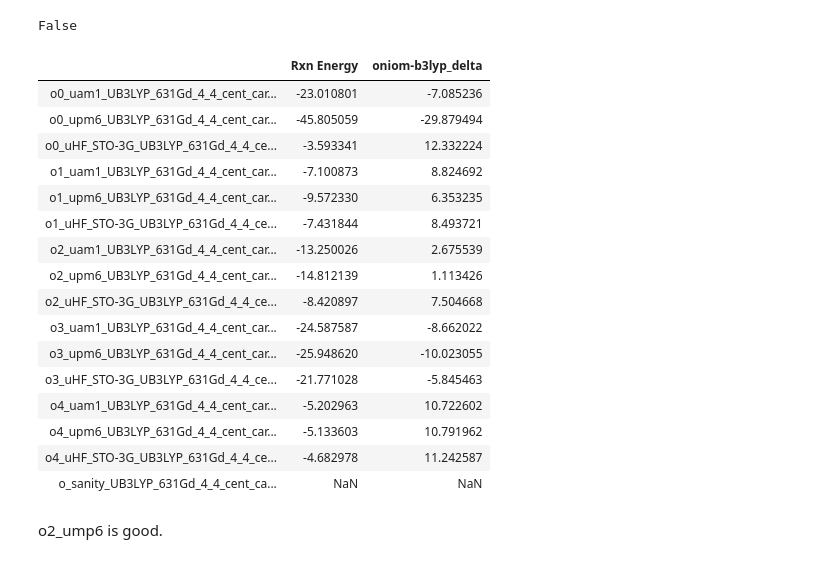
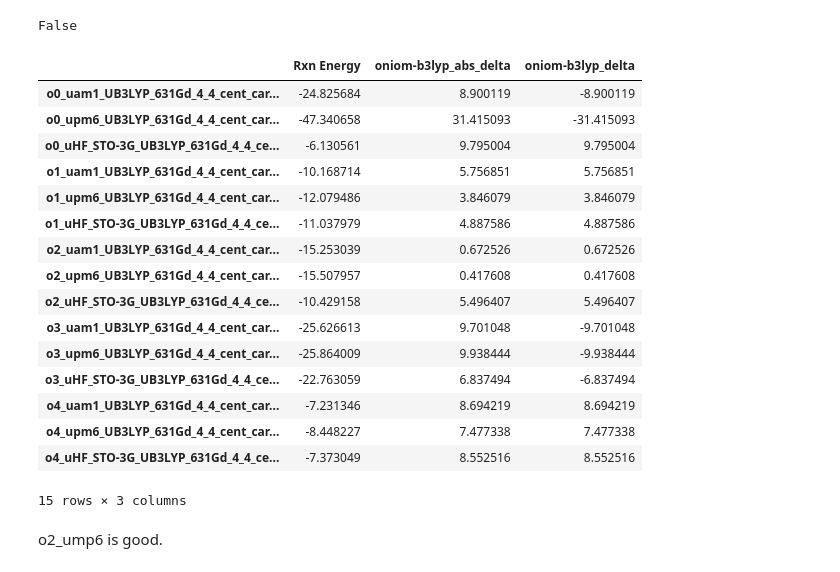
Before and after one commit to Clyde-fare/phd_notebooks, a Jupyter notebook: graphene_cycloadditions/Unrestricted_Graphene_oniom_cycloadditions.ipynb, the cells around one changed output. Drawn from its saved outputs; the diff is of its cells as text; code cells hidden in the pictures.

```diff
--- a/graphene_cycloadditions/Unrestricted_Graphene_oniom_cycloadditions.ipynb
+++ b/graphene_cycloadditions/Unrestricted_Graphene_oniom_cycloadditions.ipynb
@@ -7,11 +13,11 @@ from webbrowser import open as open_log
 from math import pi
 from IPython.core.display import HTML, Image
 from ase.io import read, write
-from ase.calculators.gaussian import Gaussian
+from gausspy import Gaussian
 from glob import glob
 from ASE_utils import *
 import cc_notebook_utils
 from cc_notebook_utils import *
 from adsy import display as ad_disp
-pandas.set_printoptions(max_rows=200, max_columns=10)
-ad_disp.extended_styles()
+#pandas.set_printoptions(max_rows=200, max_columns=10)
+#ad_disp.extended_styles()
@@ -144,7 +147,9 @@ for siz in range(5):
     for meth in l_methods:
         graph_ylid = read(carb_44_xyz)
         graph_ylid_name = 'o{s}_{m}_UB3LYP_631Gd_4_4_cent_carbonyl_stable'.format(m=meth.replace('/', '_'), s=siz)
-        graph_ylid.set_calculator(Gaussian(label=graph_ylid_name, method='oniom(UB3LYP/6-31G(d):{l})=OnlyInputFiles'.format(l=meth), basis='oniom'))
+        graph_ylid.set_calculator(Gaussian(label=graph_ylid_name,
+                                           method='oniom(UB3LYP/6-31G(d):{l})=OnlyInputFiles'.format(l=meth),
+                                           basis='oniom'))
         graph_ylid_H = ylide_atoms + graph_atoms[siz]
         graph_ylid.calc.oniom_coord_params['layers'] = [[no -1 for no in graph_ylid_H]]
         graph_ylid.calc.oniom_coord_params['layer_mults'] = [1,1]
@@ -376,48 +381,51 @@ carb = read('../cycloadd/B3LYP_631Gd_B3LYP_631Gd_carbonyl_ylide_mult_1.log')
 # %%
 def rxn_E_f(a,g):
     try:
-        return(a.calc.energy_zero - g.calc.energy_zero - carb.calc.energy)* 23.060542301388647
+        return(a.calc.energy_zero - g.calc.energy_zero - carb.calc.results['energy'])* 23.060542301388647
     except AttributeError:
         return float('nan')
 
 rxn_Es = []
 delt_Es = []
+abs_delt_Es = []
 names = []
 
-for i in range(len(o_44_carb)):
+for i in range(len(o_44_carb))[:-1]:
     rxn_E = rxn_E_f(o_44_carb[i], o_44[i])
     delt_E = rxn_E - -15.925565
     name = o_44_carb[i].calc.label
     rxn_Es.append(rxn_E)
     delt_Es.append(delt_E)
+    abs_delt_Es.append(abs(delt_E))
     names.append(name)
 
 o_data = pandas.Series(rxn_Es ,names)
 o_dft_delt_data = pandas.Series(delt_Es, names)
+o_dft_abs_delt_data = pandas.Series(abs_delt_Es, names)
 # %%
 #energy in Kcal/mol
-d = {'Rxn Energy': o_data, 'oniom-b3lyp_delta': o_dft_delt_data}
+d = {'Rxn Energy': o_data, 'oniom-b3lyp_delta': o_dft_delt_data, 'oniom-b3lyp_abs_delta': o_dft_abs_delt_data}
 rxn_frame = pandas.DataFrame(d)
 #rxn_frame.save('o_rxn_E_data.pickle')
 rxn_frame
 # %% [output]
-|  | Rxn Energy | oniom-b3lyp_delta |
-| o0_uam1_UB3LYP_631Gd_4_4_cent_car... | -23.010801 | -7.085236 |
-| o0_upm6_UB3LYP_631Gd_4_4_cent_car... | -45.805059 | -29.879494 |
-| o0_uHF_STO-3G_UB3LYP_631Gd_4_4_ce... | -3.593341 | 12.332224 |
-| o1_uam1_UB3LYP_631Gd_4_4_cent_car... | -7.100873 | 8.824692 |
-| o1_upm6_UB3LYP_631Gd_4_4_cent_car... | -9.572330 | 6.353235 |
-| o1_uHF_STO-3G_UB3LYP_631Gd_4_4_ce... | -7.431844 | 8.493721 |
-| o2_uam1_UB3LYP_631Gd_4_4_cent_car... | -13.250026 | 2.675539 |
-| o2_upm6_UB3LYP_631Gd_4_4_cent_car... | -14.812139 | 1.113426 |
-| o2_uHF_STO-3G_UB3LYP_631Gd_4_4_ce... | -8.420897 | 7.504668 |
-| o3_uam1_UB3LYP_631Gd_4_4_cent_car... | -24.587587 | -8.662022 |
-| o3_upm6_UB3LYP_631Gd_4_4_cent_car... | -25.948620 | -10.023055 |
-| o3_uHF_STO-3G_UB3LYP_631Gd_4_4_ce... | -21.771028 | -5.845463 |
-| o4_uam1_UB3LYP_631Gd_4_4_cent_car... | -5.202963 | 10.722602 |
-| o4_upm6_UB3LYP_631Gd_4_4_cent_car... | -5.133603 | 10.791962 |
-| o4_uHF_STO-3G_UB3LYP_631Gd_4_4_ce... | -4.682978 | 11.242587 |
-| o_sanity_UB3LYP_631Gd_4_4_cent_ca... | NaN | NaN |
+|  | Rxn Energy | oniom-b3lyp_abs_delta | oniom-b3lyp_delta |
+| o0_uam1_UB3LYP_631Gd_4_4_cent_car... | -24.825684 | 8.900119 | -8.900119 |
+| o0_upm6_UB3LYP_631Gd_4_4_cent_car... | -47.340658 | 31.415093 | -31.415093 |
+| o0_uHF_STO-3G_UB3LYP_631Gd_4_4_ce... | -6.130561 | 9.795004 | 9.795004 |
+| o1_uam1_UB3LYP_631Gd_4_4_cent_car... | -10.168714 | 5.756851 | 5.756851 |
+| o1_upm6_UB3LYP_631Gd_4_4_cent_car... | -12.079486 | 3.846079 | 3.846079 |
+| o1_uHF_STO-3G_UB3LYP_631Gd_4_4_ce... | -11.037979 | 4.887586 | 4.887586 |
+| o2_uam1_UB3LYP_631Gd_4_4_cent_car... | -15.253039 | 0.672526 | 0.672526 |
+| o2_upm6_UB3LYP_631Gd_4_4_cent_car... | -15.507957 | 0.417608 | 0.417608 |
+| o2_uHF_STO-3G_UB3LYP_631Gd_4_4_ce... | -10.429158 | 5.496407 | 5.496407 |
+| o3_uam1_UB3LYP_631Gd_4_4_cent_car... | -25.626613 | 9.701048 | -9.701048 |
+| o3_upm6_UB3LYP_631Gd_4_4_cent_car... | -25.864009 | 9.938444 | -9.938444 |
+| o3_uHF_STO-3G_UB3LYP_631Gd_4_4_ce... | -22.763059 | 6.837494 | -6.837494 |
+| o4_uam1_UB3LYP_631Gd_4_4_cent_car... | -7.231346 | 8.694219 | 8.694219 |
+| o4_upm6_UB3LYP_631Gd_4_4_cent_car... | -8.448227 | 7.477338 | 7.477338 |
+| o4_uHF_STO-3G_UB3LYP_631Gd_4_4_ce... | -7.373049 | 8.552516 | 8.552516 |
+15 rows × 3 columns
 # %% [markdown]
 o2_ump6 is good.
 # %%
```
Also changed, not shown: parts of 27 cells of this notebook, 14 other files.
